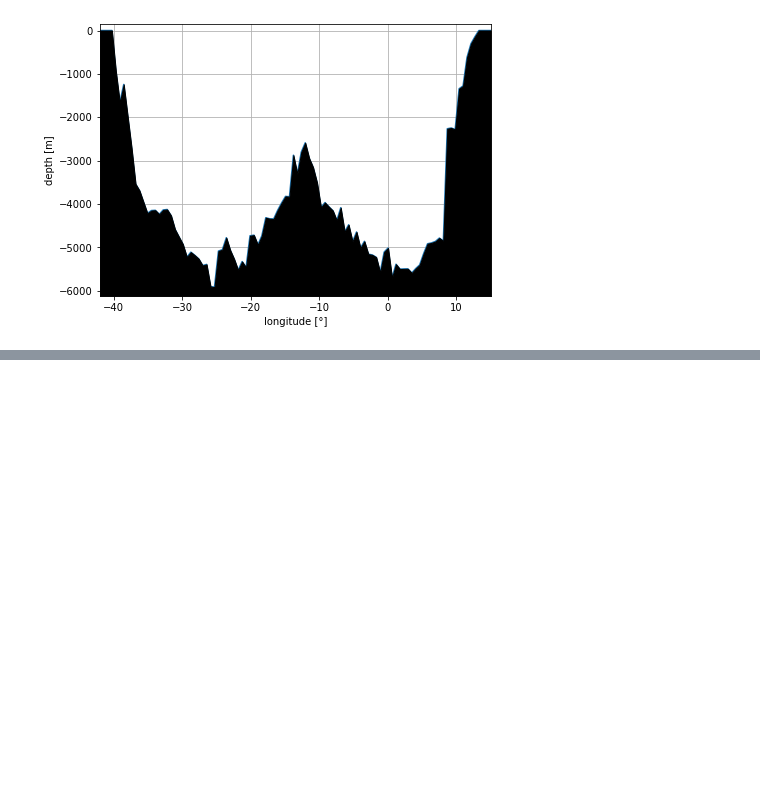
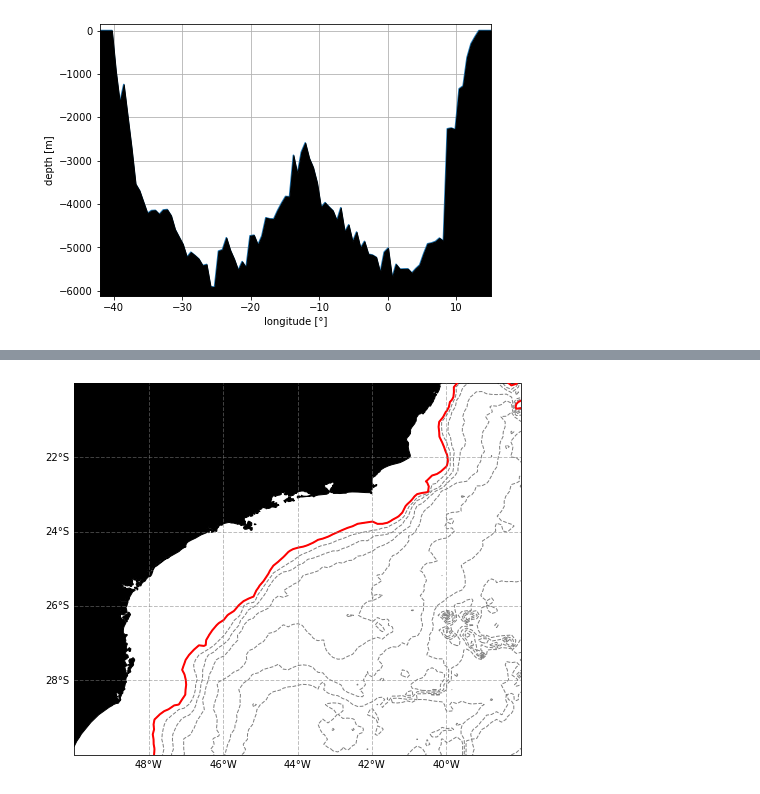
Before and after one commit to joaopedroamorim/ObjectOrientedOcean, a Jupyter notebook: Etopo_Map.ipynb, the cells around one changed output, grey strips where cells are left out. Saved outputs shown, nothing was run; the diff lists cells and outputs as text; code cells hidden in the pictures; blank space fills up the shorter version.

Commit message:
updating etopo examples

```diff
--- a/Etopo_Map.ipynb
+++ b/Etopo_Map.ipynb
@@ -256,0 +250,8 @@ etopomap.Contourlevel(500,color='r')
+# %%
+etopomap.ShowMap(facecolor='k')
+etopomap.resize([-50,-38],[-30,-20])
+etopomap.grid(2,2)
+etopomap.Contourlevel(500,color='r')
+etopomap.Contourbat(levels=np.arange(-5000,500,500),color='gray')
+# %% [output]
+[figure, added]
```
Also changed, not shown: parts of 11 cells of this notebook.
